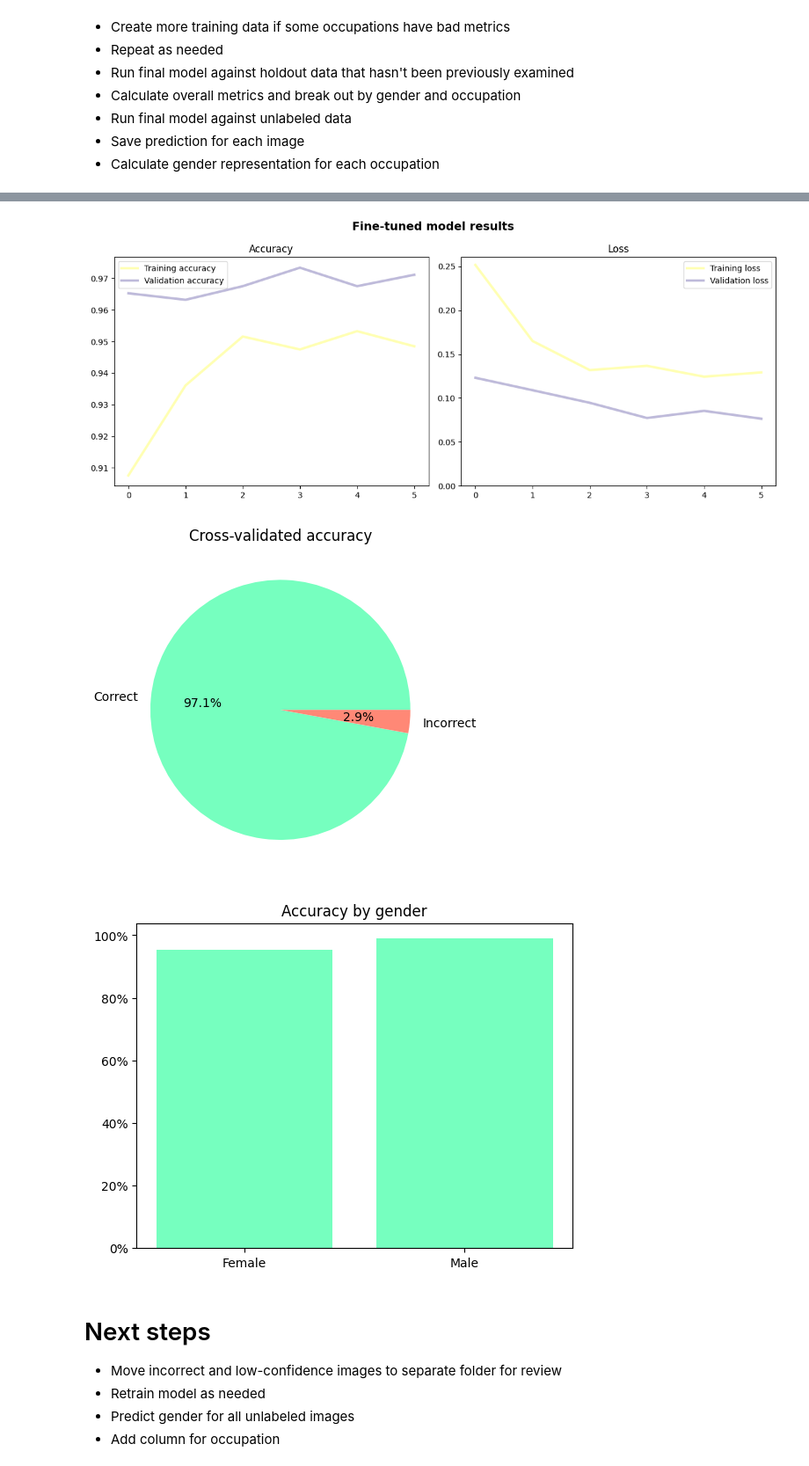
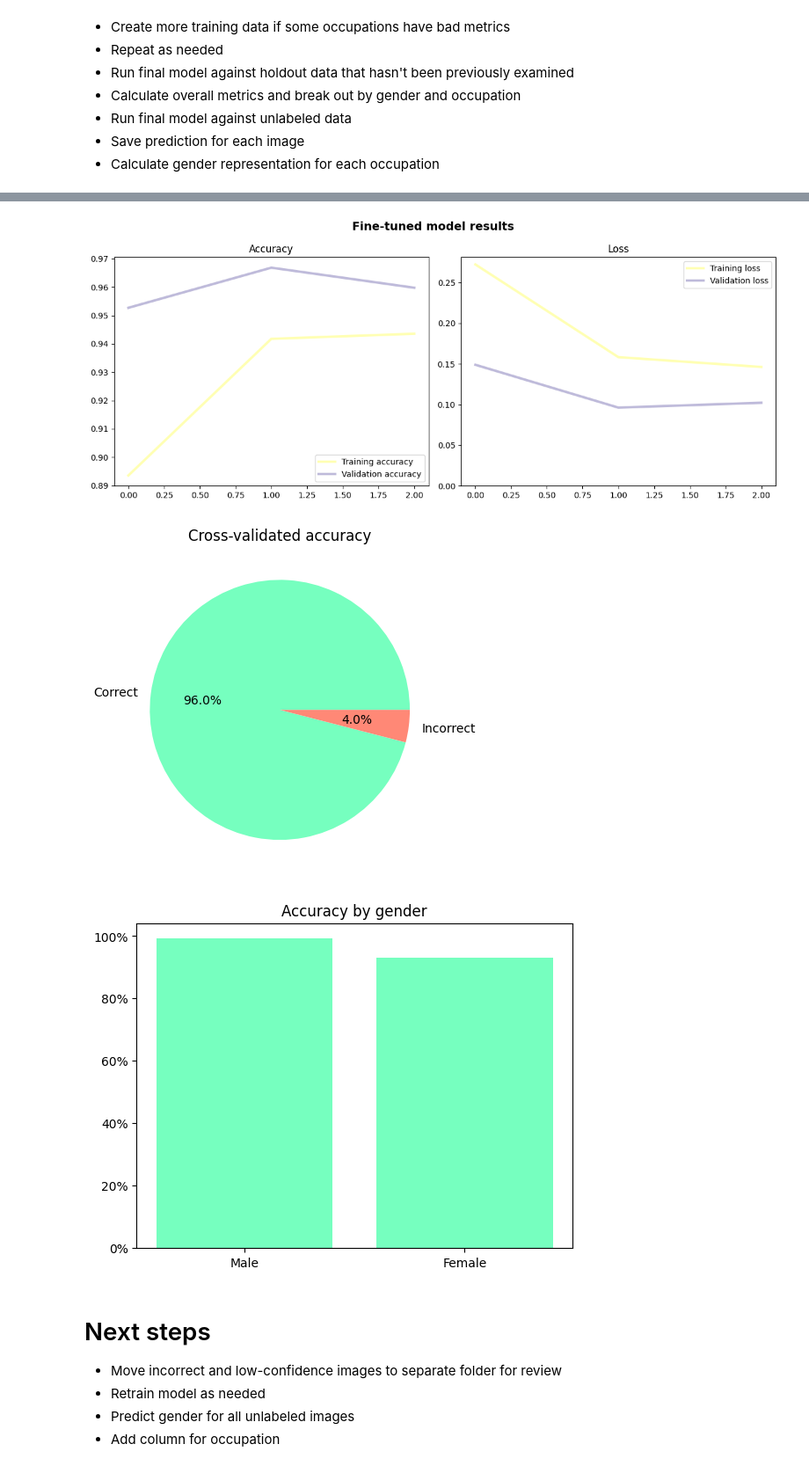
Before and after one commit to Breza/genderative_ai, a Jupyter notebook: Analysis/genderative_analysis.ipynb, the cells around one changed output, grey strips where cells are left out. Shown at 88% size. Saved outputs shown, nothing was run; the diff lists cells and outputs as text; code cells hidden in the pictures.

```diff
--- a/Analysis/genderative_analysis.ipynb
+++ b/Analysis/genderative_analysis.ipynb
@@ -49,3 +48,4 @@ data_dir: str = 'H:/Photos/AI/'
 batch_size: int = 30
 classes: tuple[str, str] = ('Female', 'Male')
 use_custom_normalization: bool = True
+num_epochs: int = 2
@@ -368,7 +402,7 @@ plot_training_progress(train_acc=resnet_train_epoch_accuracy,
                        val_loss=resnet_validation_epoch_loss,
                        title="Fine-tuned model results")
 # %% [output]
-[figure, old version]
+[figure, new version]
 # %%
 def predict_model_resnet(my_dataloader):
     # TODO: Add docstring
@@ -415,22 +449,25 @@ ax.pie([exploration_results.select(pl.mean("correct_prediction")).to_series().to
 plt.title("Cross-validated accuracy")
 plt.show()
 # %% [output]
-[figure, old version]
+[figure, new version]
 # %%
 idx_to_class = {v: k for k, v in val_dataset.class_to_idx.items()}
 
-accuracy_by_gender = exploration_results.select(["label", "correct_prediction"]).group_by("label").mean().with_columns(
+accuracy_by_gender = (exploration_results.select(["label", "correct_prediction"])
+    .group_by("label")
+    .mean()
+    .with_columns(
     pl.col("label").replace(idx_to_class)
-)
+))
 
 fig, ax = plt.subplots()
 ax.bar(list(zip(*accuracy_by_gender.rows()))[0], list(zip(*accuracy_by_gender.rows()))[1], color="#76ffbf")
 plt.title("Accuracy by gender")
 ax.yaxis.set_major_formatter(matplotlib.ticker.PercentFormatter(xmax=1))
 
 plt.show()
 # %% [output]
-[figure, old version]
+[figure, new version]
 # %% [markdown]
 # Next steps
 * Move incorrect and low-confidence images to separate folder for review
```
Also changed, not shown: parts of 15 cells of this notebook, 2 other files.
